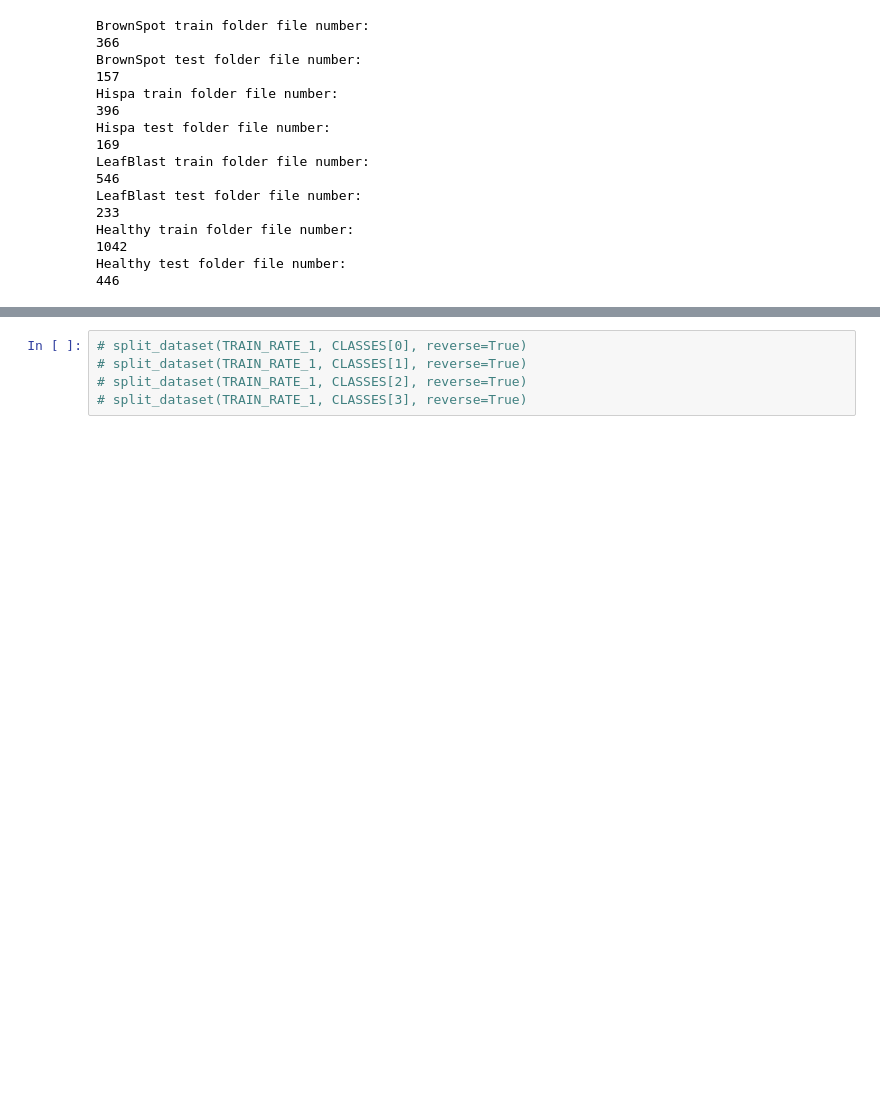
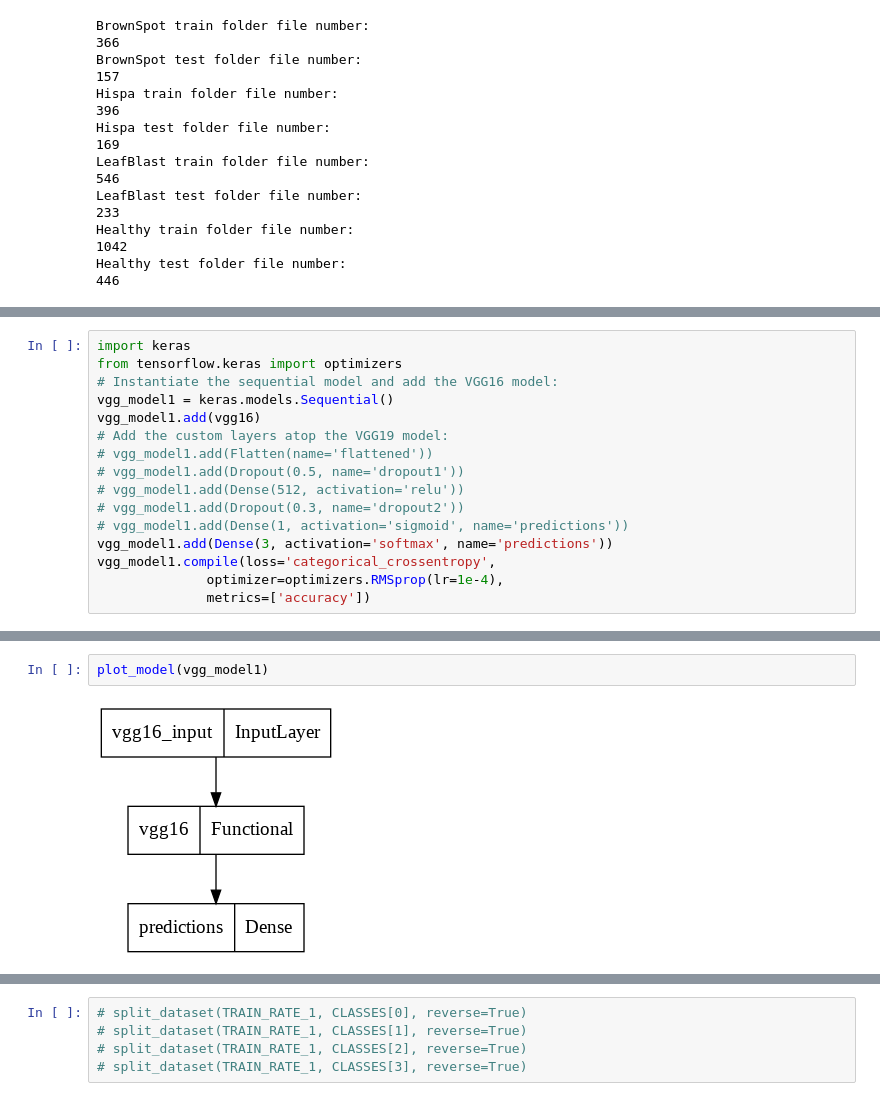
Before and after one commit to nopynospy/cnn_paddy_leaf, a Jupyter notebook: coffee_leaf.ipynb, the cells around one changed output, grey strips where cells are left out. Saved outputs shown, nothing was run; the diff lists cells and outputs as text; blank space fills up the shorter version.

```diff
--- a/coffee_leaf.ipynb
+++ b/coffee_leaf.ipynb
@@ -131,0 +241,16 @@ labels batch shape: (20,)
+# %%
+import keras
+from tensorflow.keras import optimizers
+# Instantiate the sequential model and add the VGG16 model:
+vgg_model1 = keras.models.Sequential()
+vgg_model1.add(vgg16)
+# Add the custom layers atop the VGG19 model:
+# vgg_model1.add(Flatten(name='flattened'))
+# vgg_model1.add(Dropout(0.5, name='dropout1'))
+# vgg_model1.add(Dense(512, activation='relu'))
+# vgg_model1.add(Dropout(0.3, name='dropout2'))
+# vgg_model1.add(Dense(1, activation='sigmoid', name='predictions'))
+vgg_model1.add(Dense(3, activation='softmax', name='predictions'))
+vgg_model1.compile(loss='categorical_crossentropy',
+              optimizer=optimizers.RMSprop(lr=1e-4),
+              metrics=['accuracy'])
@@ -131,0 +277,4 @@ labels batch shape: (20,)
+# %%
+plot_model(vgg_model1)
+# %% [output]
+[figure, added]
```
Also changed, not shown: parts of 14 cells of this notebook.
